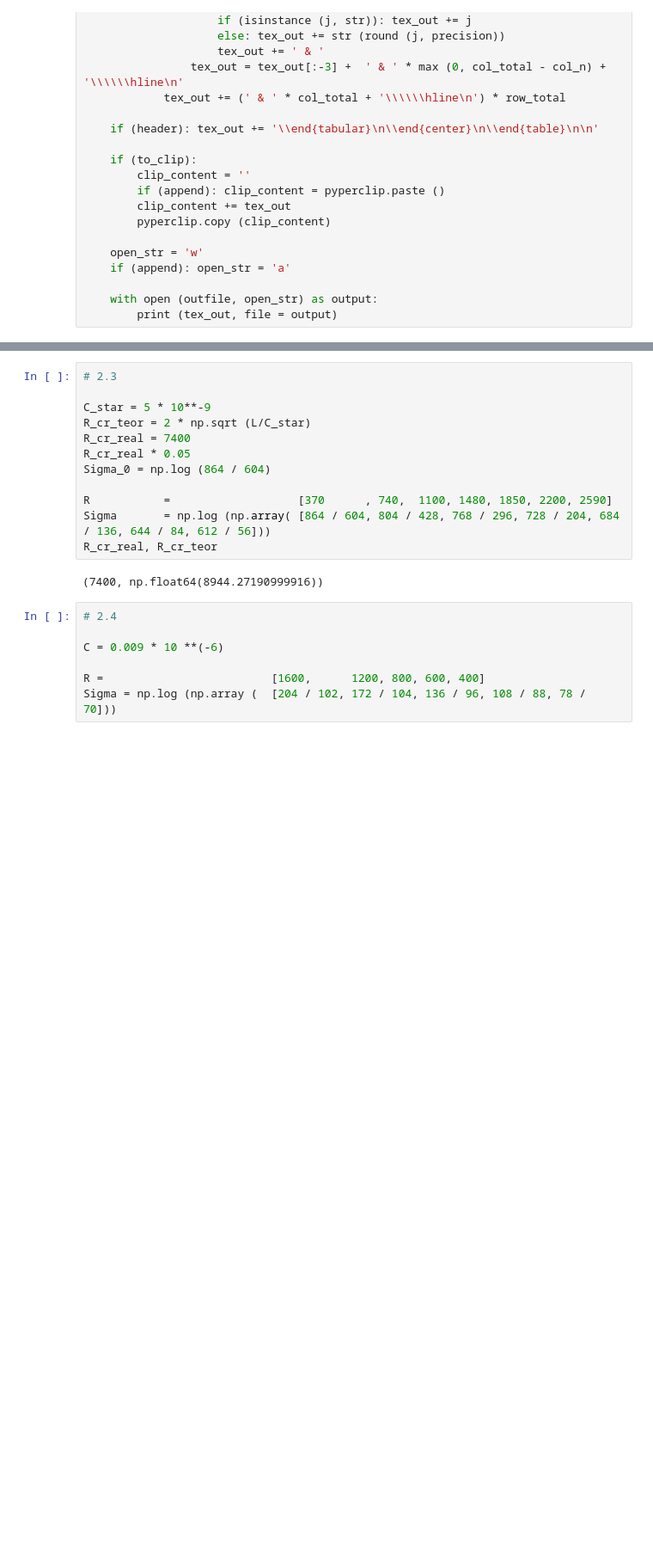
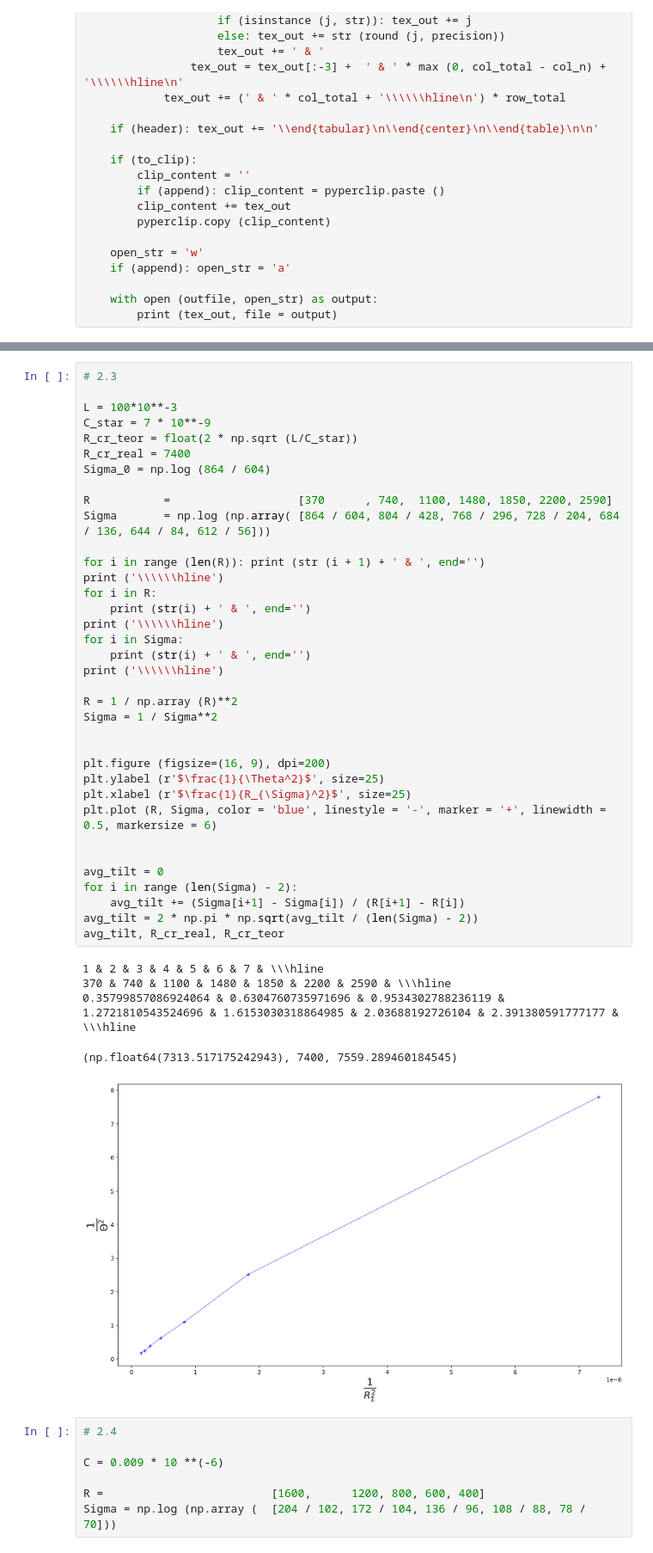
Before and after one commit to TupaToster/labs_24, a Jupyter notebook: 325/325.ipynb, the cells around one changed output, grey strips where cells are left out. Shown at 86% size. Saved outputs shown, nothing was run; the diff lists cells and outputs as text; blank space fills up the shorter version.

```diff
--- a/325/325.ipynb
+++ b/325/325.ipynb
@@ -85,17 +87,45 @@ C_0
-# %%
-# 2.3
-
-C_star = 5 * 10**-9
-R_cr_teor = 2 * np.sqrt (L/C_star)
-R_cr_real = 7400
-R_cr_real * 0.05
-Sigma_0 = np.log (864 / 604)
-
-R           =                   [370      , 740,  1100, 1480, 1850, 2200, 2590]
-Sigma       = np.log (np.array( [864 / 604, 804 / 428, 768 / 296, 728 / 204, 684 / 136, 644 / 84, 612 / 56]))
-R_cr_real, R_cr_teor
-# %% [output]
-(7400, np.float64(8944.27190999916))
+# %%
+# 2.3
+
+L = 100*10**-3
+C_star = 7 * 10**-9
+R_cr_teor = float(2 * np.sqrt (L/C_star))
+R_cr_real = 7400
+Sigma_0 = np.log (864 / 604)
+
+R           =                   [370      , 740,  1100, 1480, 1850, 2200, 2590]
+Sigma       = np.log (np.array( [864 / 604, 804 / 428, 768 / 296, 728 / 204, 684 / 136, 644 / 84, 612 / 56]))
+
+for i in range (len(R)): print (str (i + 1) + ' & ', end='')
+print ('\\\\\\hline')
+for i in R:
+    print (str(i) + ' & ', end='')
+print ('\\\\\\hline')
+for i in Sigma:
+    print (str(i) + ' & ', end='')
+print ('\\\\\\hline')
+
+R = 1 / np.array (R)**2
+Sigma = 1 / Sigma**2
+
+
+plt.figure (figsize=(16, 9), dpi=200)
+plt.ylabel (r'$\frac{1}{\Theta^2}$', size=25)
+plt.xlabel (r'$\frac{1}{R_{\Sigma}^2}$', size=25)
+plt.plot (R, Sigma, color = 'blue', linestyle = '-', marker = '+', linewidth = 0.5, markersize = 6)
+
+
+avg_tilt = 0
+for i in range (len(Sigma) - 2):
+    avg_tilt += (Sigma[i+1] - Sigma[i]) / (R[i+1] - R[i])
+avg_tilt = 2 * np.pi * np.sqrt(avg_tilt / (len(Sigma) - 2))
+avg_tilt, R_cr_real, R_cr_teor
+# %% [output]
+1 & 2 & 3 & 4 & 5 & 6 & 7 & \\\hline
+370 & 740 & 1100 & 1480 & 1850 & 2200 & 2590 & \\\hline
+0.35799857086924064 & 0.6304760735971696 & 0.9534302788236119 & 1.2721810543524696 & 1.6153030318864985 & 2.03688192726104 & 2.391380591777177 & \\\hline
+(np.float64(7313.517175242943), 7400, 7559.289460184545)
+[figure, added]
 # %%
 # 2.4
 
```
Also changed, not shown: parts of 2 cells of this notebook, 27 other files.
